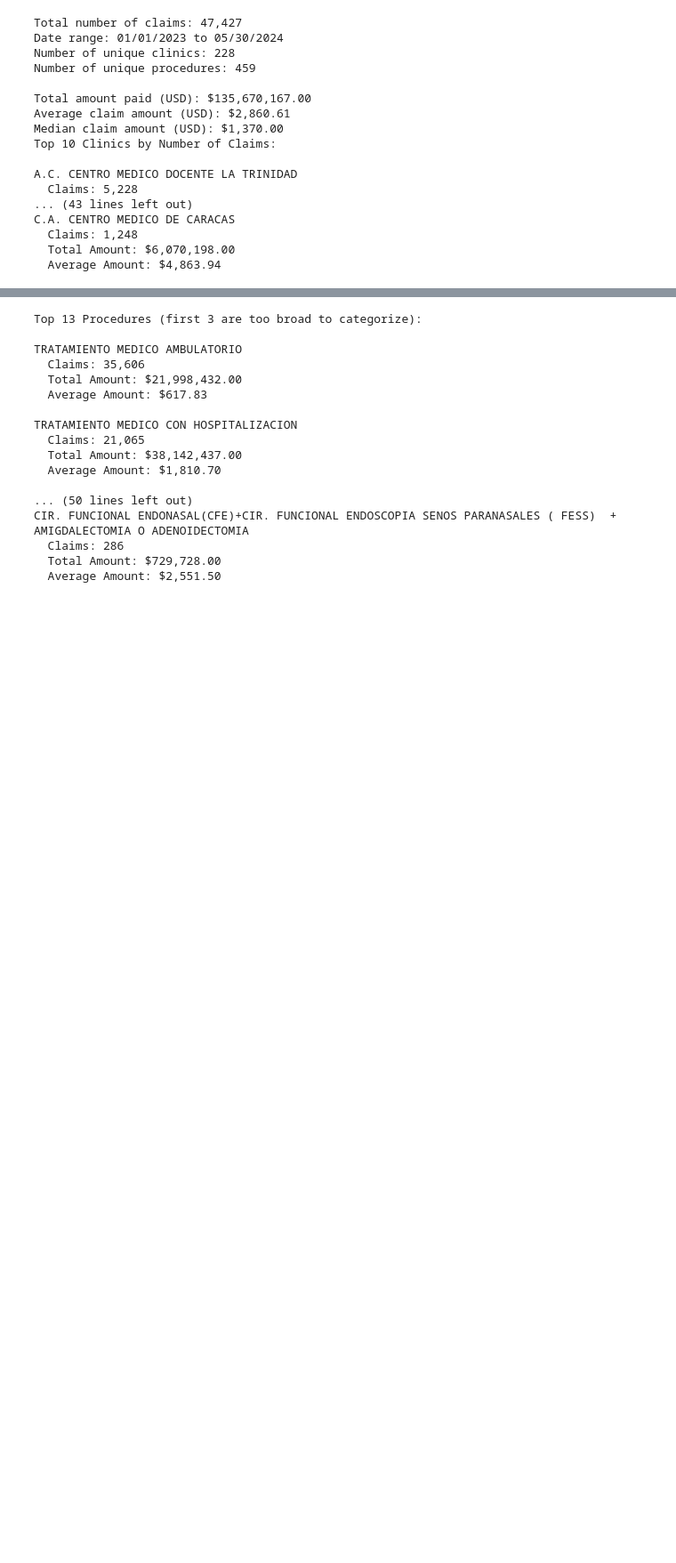
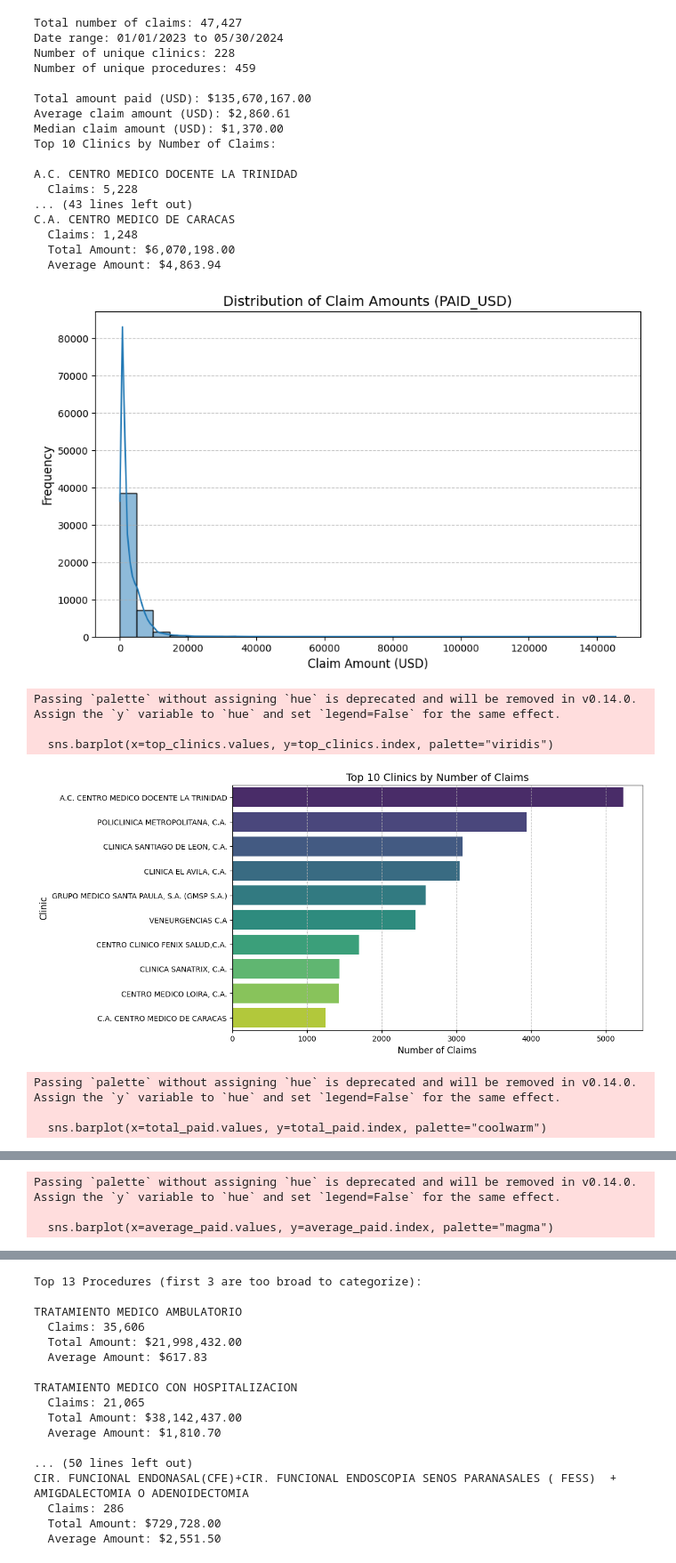
Before and after one commit to jlucenafois/data_mining_final_project, a Jupyter notebook: data_mining_final_project.ipynb, the cells around one changed output, grey strips where cells are left out. Shown at 89% size. Saved outputs shown, nothing was run; the diff lists cells and outputs as text; code cells hidden in the pictures; blank space fills up the shorter version.

Commit message:
Added visualizations for everything Added matplotlib and seaborn to requirements

```diff
--- a/data_mining_final_project.ipynb
+++ b/data_mining_final_project.ipynb
@@ -308,3 +310,51 @@ C.A. CENTRO MEDICO DE CARACAS
   Claims: 1,248
   Total Amount: $6,070,198.00
   Average Amount: $4,863.94
+# %%
+# Distribution of Claim Amounts
+plt.figure(figsize=(10, 6))
+sns.histplot(df_aggregated['PAID_USD'], bins=30, kde=True)
+plt.title('Distribution of Claim Amounts (PAID_USD)', fontsize=14)
+plt.xlabel('Claim Amount (USD)', fontsize=12)
+plt.ylabel('Frequency', fontsize=12)
+plt.grid(axis='y', linestyle='--', alpha=0.7)
+plt.show()
+
+# Number of Claims per Clinic (Top 10 Clinics)
+plt.figure(figsize=(10, 6))
+top_clinics = df_aggregated['CLINIC'].value_counts().head(10)
+sns.barplot(x=top_clinics.values, y=top_clinics.index, palette="viridis")
+plt.title('Top 10 Clinics by Number of Claims', fontsize=14)
+plt.xlabel('Number of Claims', fontsize=12)
+plt.ylabel('Clinic', fontsize=12)
+plt.grid(axis='x', linestyle='--', alpha=0.7)
+plt.show()
+
+# Total Amount Paid per Clinic (Top 10 Clinics)
+plt.figure(figsize=(10, 6))
+total_paid = df_aggregated[df_aggregated['CLINIC'].isin(top_clinics.index)].groupby('CLINIC')['PAID_USD'].sum().sort_values(ascending=False)
+sns.barplot(x=total_paid.values, y=total_paid.index, palette="coolwarm")
+plt.title('Total Amount Paid per Clinic (Top 10 Clinics)', fontsize=14)
+plt.xlabel('Total Amount Paid (USD)', fontsize=12)
+plt.ylabel('Clinic', fontsize=12)
+plt.grid(axis='x', linestyle='--', alpha=0.7)
+plt.show()
+
+# Average Amount Paid per Clinic (Top 10 Clinics)
+plt.figure(figsize=(10, 6))
+average_paid = df_aggregated[df_aggregated['CLINIC'].isin(top_clinics.index)].groupby('CLINIC')['PAID_USD'].mean().sort_values(ascending=False)
+sns.barplot(x=average_paid.values, y=average_paid.index, palette="magma")
+plt.title('Average Amount Paid per Clinic (Top 10 Clinics)', fontsize=14)
+plt.xlabel('Average Amount Paid (USD)', fontsize=12)
+plt.ylabel('Clinic', fontsize=12)
+plt.grid(axis='x', linestyle='--', alpha=0.7)
+plt.show()
+# %% [output]
+[figure, added]
+Passing `palette` without assigning `hue` is deprecated and will be removed in v0.14.0. Assign the `y` variable to `hue` and set `legend=False` for the same effect.
+
+  sns.barplot(x=top_clinics.values, y=top_clinics.index, palette="viridis")
+[figure, added]
+Passing `palette` without assigning `hue` is deprecated and will be removed in v0.14.0. Assign the `y` variable to `hue` and set `legend=False` for the same effect.
+
+  sns.barplot(x=total_paid.values, y=total_paid.index, palette="coolwarm")
@@ -310,0 +362,3 @@ C.A. CENTRO MEDICO DE CARACAS
+Passing `palette` without assigning `hue` is deprecated and will be removed in v0.14.0. Assign the `y` variable to `hue` and set `legend=False` for the same effect.
+
+  sns.barplot(x=average_paid.values, y=average_paid.index, palette="magma")
```
Also changed, not shown: parts of 11 cells of this notebook, 1 other file.
